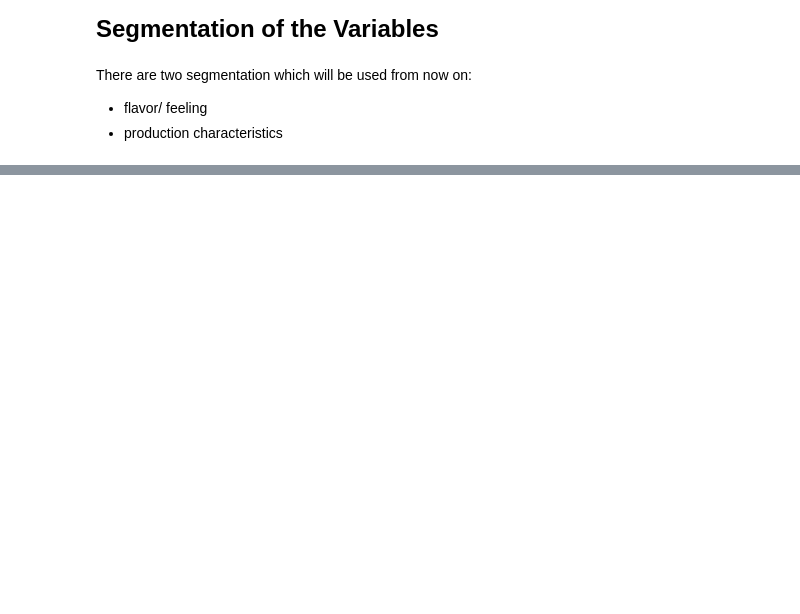
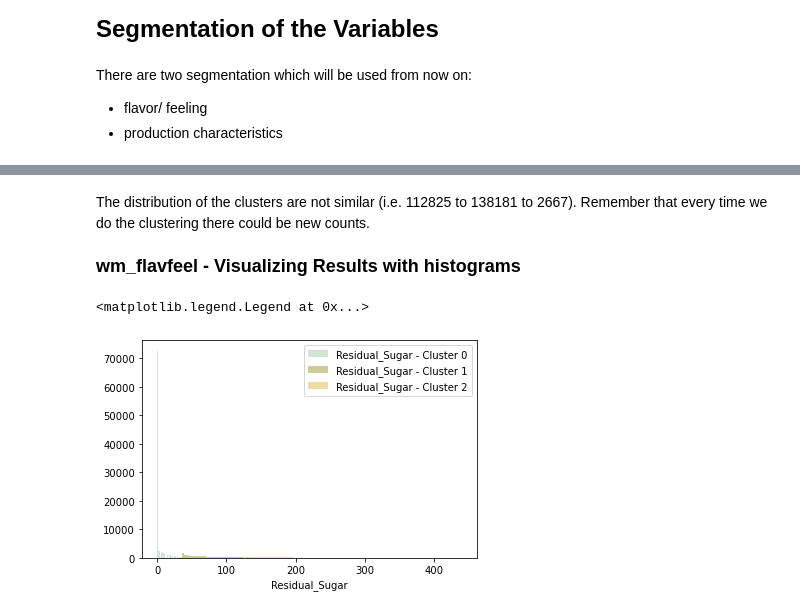
Before and after one commit to CodeGroupDM/Code-DM, a Jupyter notebook: Project_Preprocessing.ipynb, the cells around one changed output, grey strips where cells are left out. Drawn from its saved outputs; the diff is of its cells as text; code cells hidden in the pictures; blank space fills up the shorter version.

```diff
--- a/Project_Preprocessing.ipynb
+++ b/Project_Preprocessing.ipynb
@@ -447,0 +506,4 @@ wm_prodchar = wm_cleaned[['Aging_Time','Litters_Barrel','Type_White','Magnesium'
+# %%
+model = KMeans(n_clusters=3)
+# %%
+model.fit(wm_flavfeel)
@@ -447,0 +512,3 @@ wm_prodchar = wm_cleaned[['Aging_Time','Litters_Barrel','Type_White','Magnesium'
+# %%
+wm_flavfeel['label'] = model.labels_
+wm_flavfeel
@@ -447,0 +550,16 @@ wm_prodchar = wm_cleaned[['Aging_Time','Litters_Barrel','Type_White','Magnesium'
+# %% [markdown]
+The distribution of the clusters are not similar (i.e. 112825 to 138181 to 2667). Remember that every time we do the clustering there could be new counts.
+# %% [markdown]
+<b><font size="4">wm_flavfeel - Visualizing Results with histograms</font><a class="anchor"><a id='toc'></a></b>
+# %%
+cluster0 = wm_flavfeel[wm_flavfeel.label==0]
+cluster1 = wm_flavfeel[wm_flavfeel.label==1]
+cluster2 = wm_flavfeel[wm_flavfeel.label==2]
+# %%
+sns.distplot(cluster0['Residual_Sugar'],color='darkseagreen',label='Residual_Sugar - Cluster 0', kde = False)
+sns.distplot(cluster1['Residual_Sugar'],color='olive',label='Residual_Sugar - Cluster 1', kde = False)
+sns.distplot(cluster2['Residual_Sugar'],color='goldenrod',label='Residual_Sugar - Cluster 2', kde = False)
+plt.legend()
+# %% [output]
+<matplotlib.legend.Legend at 0x...>
+[figure, added]
```
Also changed, not shown: parts of 62 cells of this notebook.
